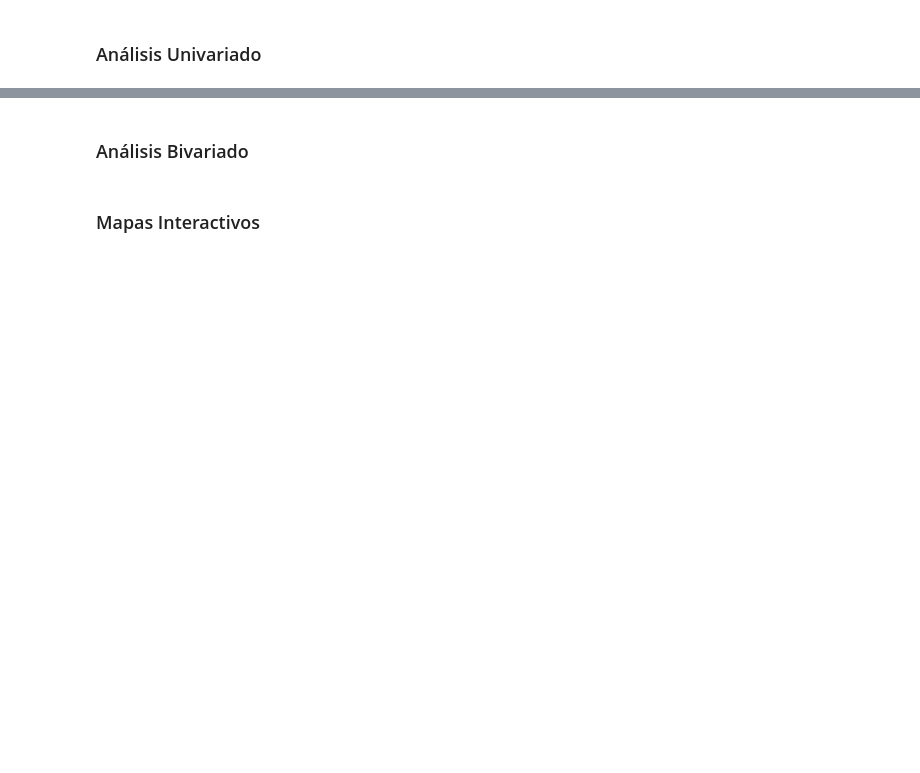
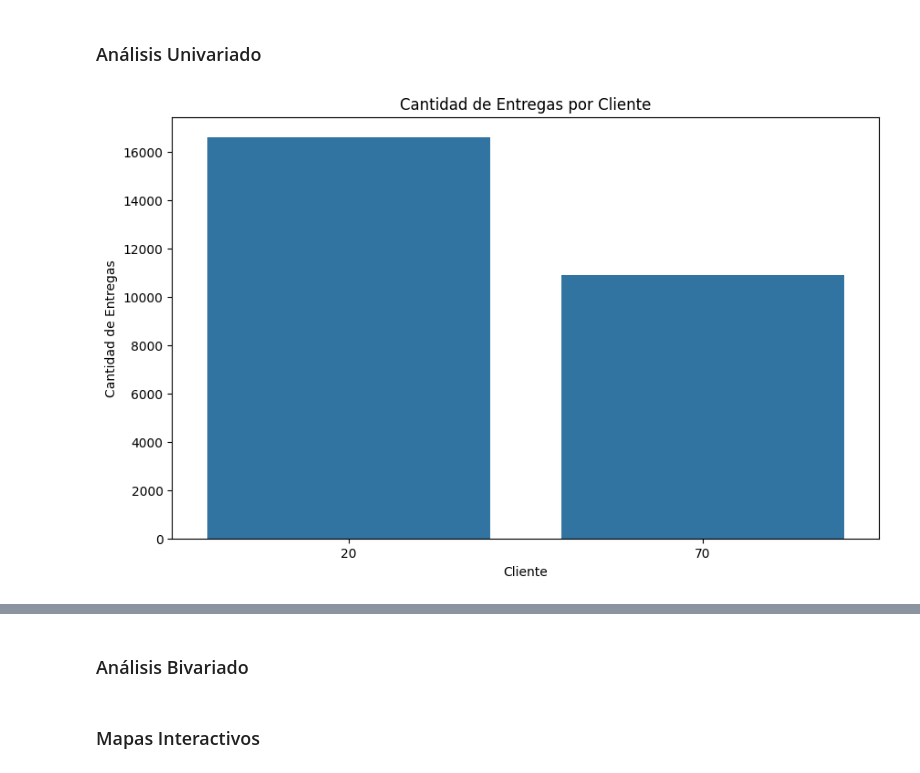
Before and after one commit to Maximo-Verdondoni/DesafioiFlow, a Jupyter notebook: Visualizacion.ipynb, the cells around one changed output, grey strips where cells are left out. Cells and saved outputs as stored; diff of their text form; code cells hidden in the pictures; blank space fills up the shorter version.

```diff
--- a/Visualizacion.ipynb
+++ b/Visualizacion.ipynb
@@ -22,2 +26,18 @@ df.head()
 # %% [markdown]
 ### Análisis Univariado
+# %%
+entregas_por_cliente = df.groupby('cliente').size().reset_index(name='cantidad_entregas')
+
+# Crear el gráfico de barras
+plt.figure(figsize=(10, 6))
+sns.barplot(x='cliente', y='cantidad_entregas', data=entregas_por_cliente)
+
+# Añadir etiquetas y título
+plt.xlabel('Cliente')
+plt.ylabel('Cantidad de Entregas')
+plt.title('Cantidad de Entregas por Cliente')
+
+# Mostrar el gráfico
+plt.show()
+# %% [output]
+[figure, added]
```
Also changed, not shown: parts of 9 cells of this notebook.
